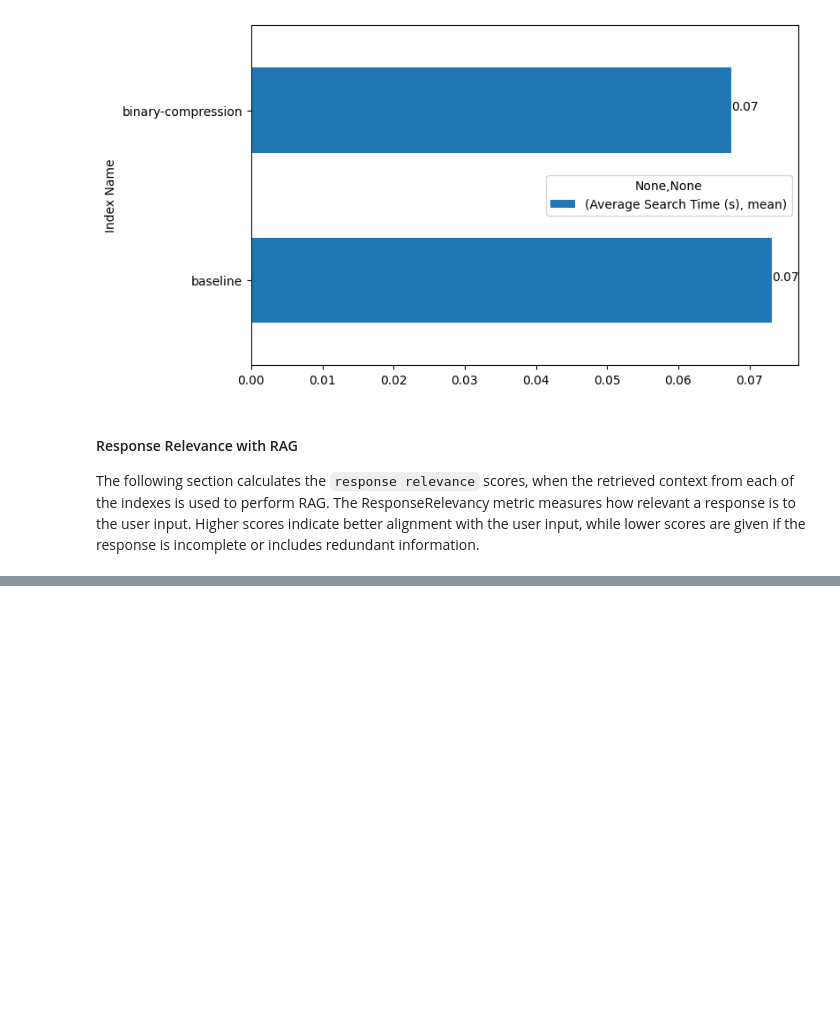
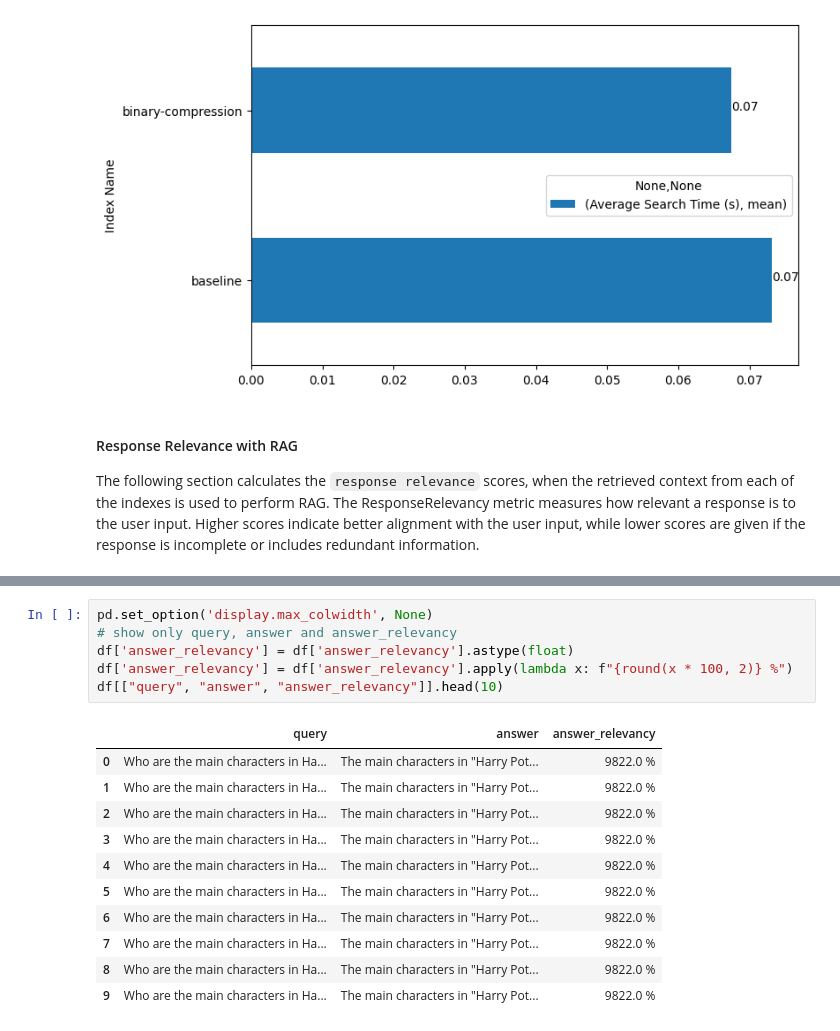
Before and after one commit to sriksmachi/vector-opt-ai-search, a Jupyter notebook: optimized_vector_embeddings.ipynb, the cells around one changed output, grey strips where cells are left out. Saved outputs shown, nothing was run; the diff lists cells and outputs as text; blank space fills up the shorter version.

```diff
--- a/optimized_vector_embeddings.ipynb
+++ b/optimized_vector_embeddings.ipynb
@@ -382,0 +417,18 @@ df.head(15)
+# %%
+pd.set_option('display.max_colwidth', None)
+# show only query, answer and answer_relevancy
+df['answer_relevancy'] = df['answer_relevancy'].astype(float)
+df['answer_relevancy'] = df['answer_relevancy'].apply(lambda x: f"{round(x * 100, 2)} %")
+df[["query", "answer", "answer_relevancy"]].head(10)
+# %% [output]
+|  | query | answer | answer_relevancy |
+| 0 | Who are the main characters in Ha... | The main characters in "Harry Pot... | 9822.0 % |
+| 1 | Who are the main characters in Ha... | The main characters in "Harry Pot... | 9822.0 % |
+| 2 | Who are the main characters in Ha... | The main characters in "Harry Pot... | 9822.0 % |
+| 3 | Who are the main characters in Ha... | The main characters in "Harry Pot... | 9822.0 % |
+| 4 | Who are the main characters in Ha... | The main characters in "Harry Pot... | 9822.0 % |
+| 5 | Who are the main characters in Ha... | The main characters in "Harry Pot... | 9822.0 % |
+| 6 | Who are the main characters in Ha... | The main characters in "Harry Pot... | 9822.0 % |
+| 7 | Who are the main characters in Ha... | The main characters in "Harry Pot... | 9822.0 % |
+| 8 | Who are the main characters in Ha... | The main characters in "Harry Pot... | 9822.0 % |
+| 9 | Who are the main characters in Ha... | The main characters in "Harry Pot... | 9822.0 % |
```
Also changed, not shown: parts of 3 cells of this notebook.
